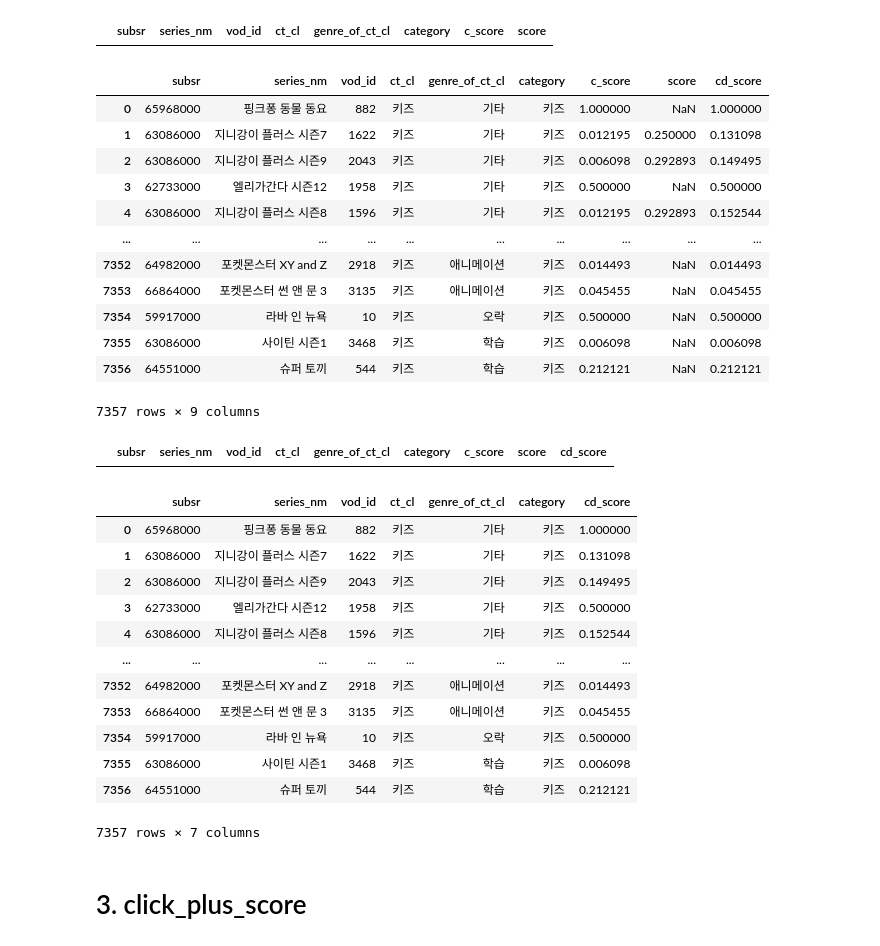
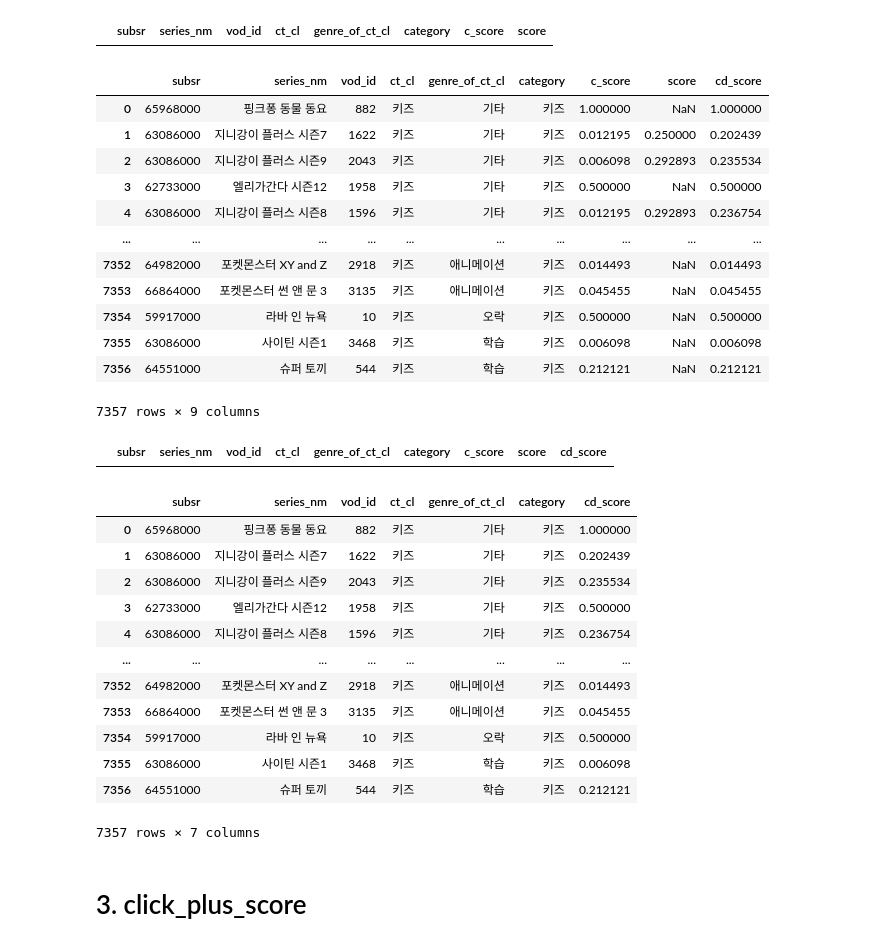
Before and after one commit to LGHV-team1/final-project, a Jupyter notebook: score/5score.ipynb, the cells around one changed output. Drawn from its saved outputs; the diff is of its cells as text; code cells hidden in the pictures.

```diff
--- a/score/5score.ipynb
+++ b/score/5score.ipynb
@@ -144,17 +144,17 @@ click_del_sum[click_del_sum['c_score'].isna()]
 # %%
 import numpy as np
 # cd_score 컬럼 생성
 click_del_sum['cd_score'] = np.where(~click_del_sum['score'].isna(),
-                                     click_del_sum['c_score'] * 0.5 + click_del_sum['score'] * 0.5,
+                                     click_del_sum['c_score'] * 0.2 + click_del_sum['score'] * 0.8,
                                      click_del_sum['c_score'])
 click_del_sum
 # %% [output]
 |  | subsr | series_nm | vod_id | ct_cl | genre_of_ct_cl | category | c_score | score | cd_score |
 | 0 | 65968000 | 핑크퐁 동물 동요 | 882 | 키즈 | 기타 | 키즈 | 1.000000 | NaN | 1.000000 |
-| 1 | 63086000 | 지니강이 플러스 시즌7 | 1622 | 키즈 | 기타 | 키즈 | 0.012195 | 0.250000 | 0.131098 |
-| 2 | 63086000 | 지니강이 플러스 시즌9 | 2043 | 키즈 | 기타 | 키즈 | 0.006098 | 0.292893 | 0.149495 |
+| 1 | 63086000 | 지니강이 플러스 시즌7 | 1622 | 키즈 | 기타 | 키즈 | 0.012195 | 0.250000 | 0.202439 |
+| 2 | 63086000 | 지니강이 플러스 시즌9 | 2043 | 키즈 | 기타 | 키즈 | 0.006098 | 0.292893 | 0.235534 |
 | 3 | 62733000 | 엘리가간다 시즌12 | 1958 | 키즈 | 기타 | 키즈 | 0.500000 | NaN | 0.500000 |
-| 4 | 63086000 | 지니강이 플러스 시즌8 | 1596 | 키즈 | 기타 | 키즈 | 0.012195 | 0.292893 | 0.152544 |
+| 4 | 63086000 | 지니강이 플러스 시즌8 | 1596 | 키즈 | 기타 | 키즈 | 0.012195 | 0.292893 | 0.236754 |
 | ... | ... | ... | ... | ... | ... | ... | ... | ... | ... |
 | 7352 | 64982000 | 포켓몬스터 XY and Z | 2918 | 키즈 | 애니메이션 | 키즈 | 0.014493 | NaN | 0.014493 |
 | 7353 | 66864000 | 포켓몬스터 썬 앤 문 3 | 3135 | 키즈 | 애니메이션 | 키즈 | 0.045455 | NaN | 0.045455 |
@@ -172,10 +172,10 @@ click_del_score
 # %% [output]
 |  | subsr | series_nm | vod_id | ct_cl | genre_of_ct_cl | category | cd_score |
 | 0 | 65968000 | 핑크퐁 동물 동요 | 882 | 키즈 | 기타 | 키즈 | 1.000000 |
-| 1 | 63086000 | 지니강이 플러스 시즌7 | 1622 | 키즈 | 기타 | 키즈 | 0.131098 |
-| 2 | 63086000 | 지니강이 플러스 시즌9 | 2043 | 키즈 | 기타 | 키즈 | 0.149495 |
+| 1 | 63086000 | 지니강이 플러스 시즌7 | 1622 | 키즈 | 기타 | 키즈 | 0.202439 |
+| 2 | 63086000 | 지니강이 플러스 시즌9 | 2043 | 키즈 | 기타 | 키즈 | 0.235534 |
 | 3 | 62733000 | 엘리가간다 시즌12 | 1958 | 키즈 | 기타 | 키즈 | 0.500000 |
-| 4 | 63086000 | 지니강이 플러스 시즌8 | 1596 | 키즈 | 기타 | 키즈 | 0.152544 |
+| 4 | 63086000 | 지니강이 플러스 시즌8 | 1596 | 키즈 | 기타 | 키즈 | 0.236754 |
 | ... | ... | ... | ... | ... | ... | ... | ... |
 | 7352 | 64982000 | 포켓몬스터 XY and Z | 2918 | 키즈 | 애니메이션 | 키즈 | 0.014493 |
 | 7353 | 66864000 | 포켓몬스터 썬 앤 문 3 | 3135 | 키즈 | 애니메이션 | 키즈 | 0.045455 |
```
Also changed, not shown: parts of 11 cells of this notebook.
